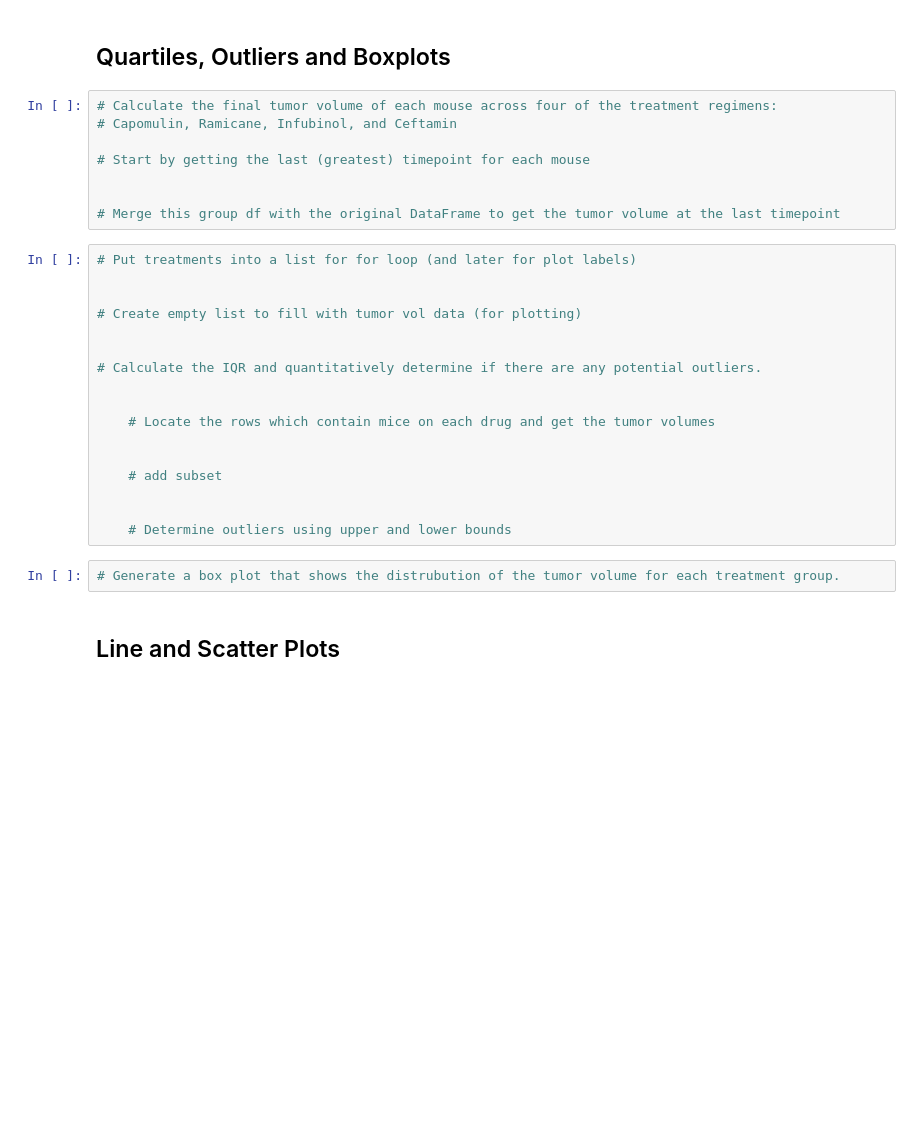
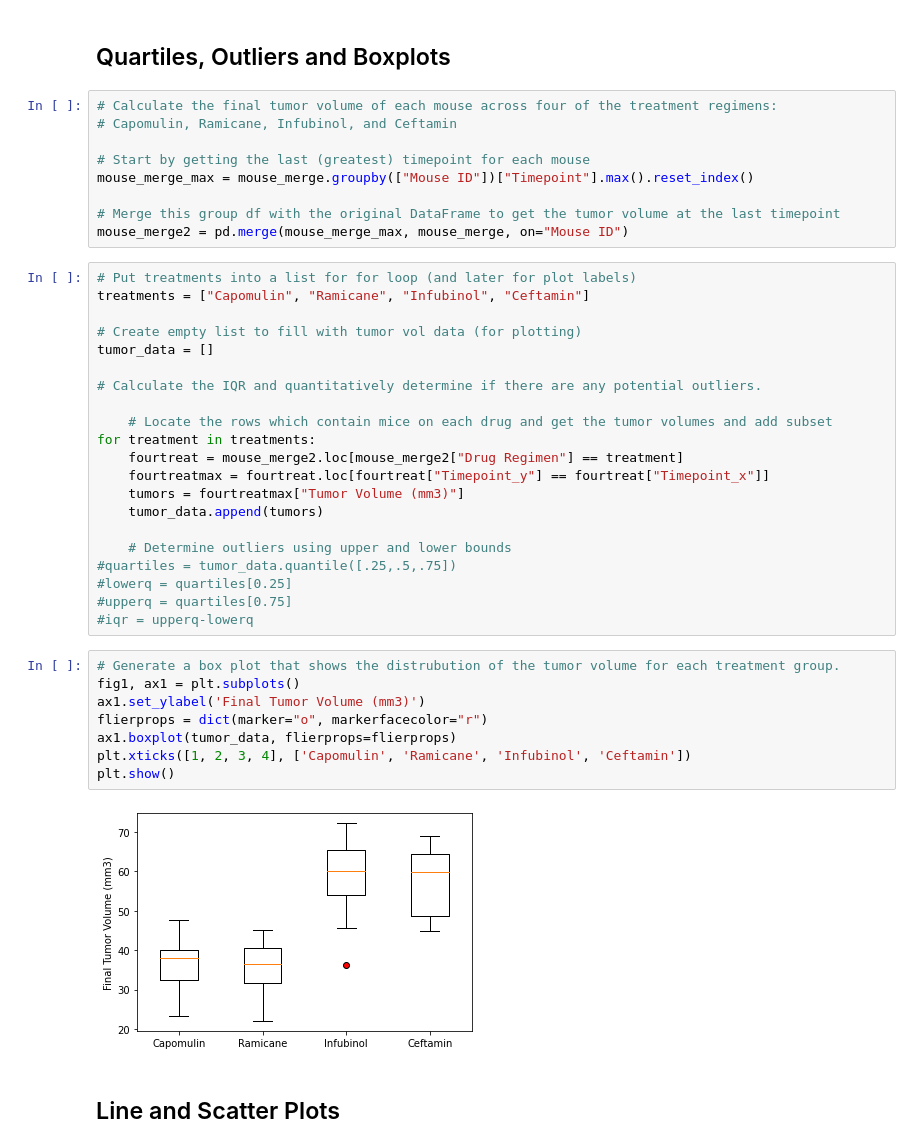
Before and after one commit to daniklafrance/matplotlib_challenge, a Jupyter notebook: Pymaceuticals/pymaceuticals.ipynb, the cells around one changed output. Saved outputs shown, nothing was run; the diff lists cells and outputs as text; blank space fills up the shorter version.

Commit message:
boxplot

```diff
--- a/Pymaceuticals/pymaceuticals.ipynb
+++ b/Pymaceuticals/pymaceuticals.ipynb
@@ -169,28 +169,41 @@ plt.show()
 # Capomulin, Ramicane, Infubinol, and Ceftamin
 
 # Start by getting the last (greatest) timepoint for each mouse
-
+mouse_merge_max = mouse_merge.groupby(["Mouse ID"])["Timepoint"].max().reset_index()
 
 # Merge this group df with the original DataFrame to get the tumor volume at the last timepoint
+mouse_merge2 = pd.merge(mouse_merge_max, mouse_merge, on="Mouse ID")
 # %%
 # Put treatments into a list for for loop (and later for plot labels)
-
+treatments = ["Capomulin", "Ramicane", "Infubinol", "Ceftamin"]
 
 # Create empty list to fill with tumor vol data (for plotting)
-
+tumor_data = []
 
 # Calculate the IQR and quantitatively determine if there are any potential outliers.
 
-
-    # Locate the rows which contain mice on each drug and get the tumor volumes
-
-
-    # add subset
-
+    # Locate the rows which contain mice on each drug and get the tumor volumes and add subset
+for treatment in treatments:
+    fourtreat = mouse_merge2.loc[mouse_merge2["Drug Regimen"] == treatment]
+    fourtreatmax = fourtreat.loc[fourtreat["Timepoint_y"] == fourtreat["Timepoint_x"]]
+    tumors = fourtreatmax["Tumor Volume (mm3)"]
+    tumor_data.append(tumors)
 
     # Determine outliers using upper and lower bounds
+#quartiles = tumor_data.quantile([.25,.5,.75])
+#lowerq = quartiles[0.25]
+#upperq = quartiles[0.75]
+#iqr = upperq-lowerq
 # %%
 # Generate a box plot that shows the distrubution of the tumor volume for each treatment group.
+fig1, ax1 = plt.subplots()
+ax1.set_ylabel('Final Tumor Volume (mm3)')
+flierprops = dict(marker="o", markerfacecolor="r")
+ax1.boxplot(tumor_data, flierprops=flierprops)
+plt.xticks([1, 2, 3, 4], ['Capomulin', 'Ramicane', 'Infubinol', 'Ceftamin'])
+plt.show()
+# %% [output]
+[figure, added]
 # %% [markdown]
 ## Line and Scatter Plots
 # %%
```
